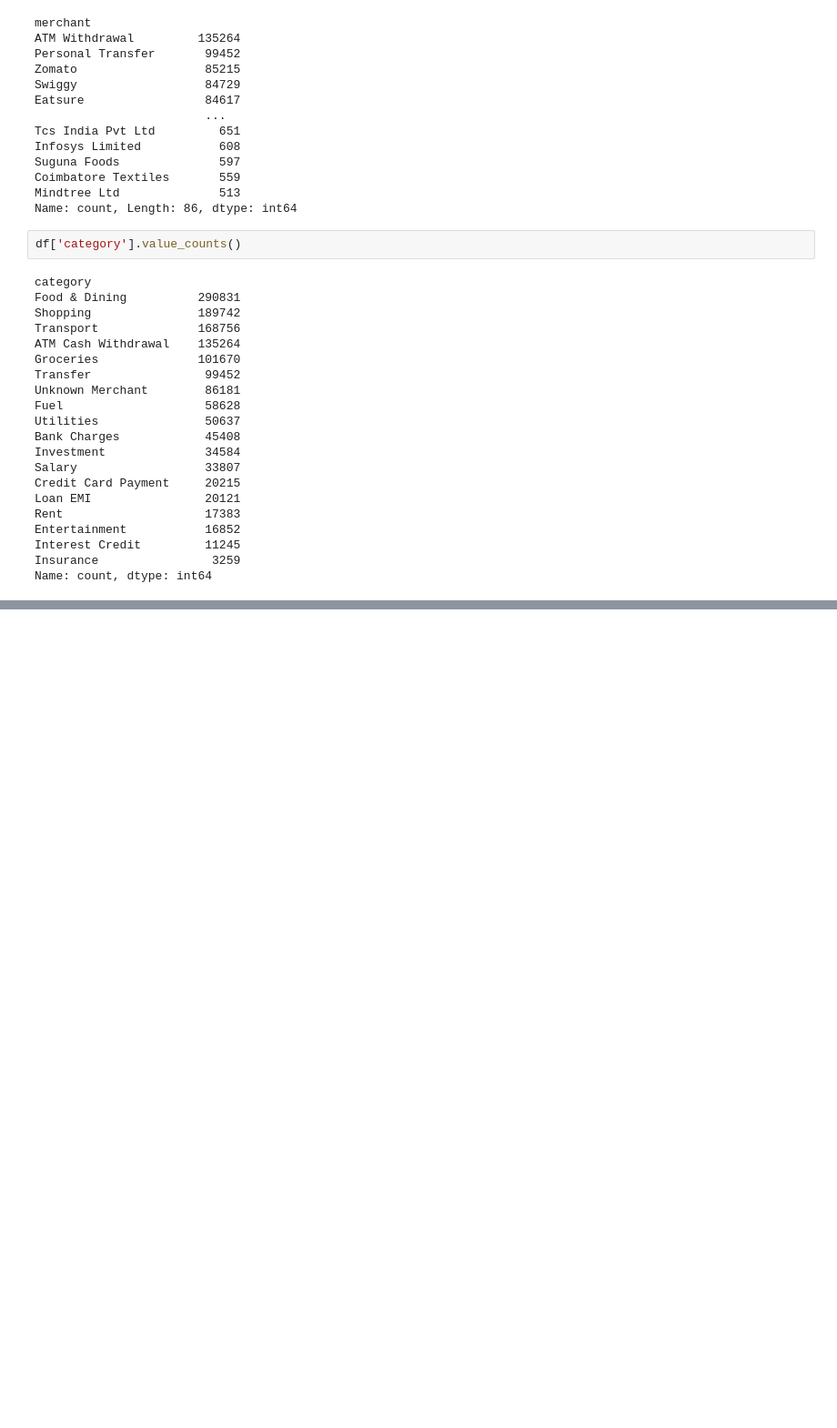
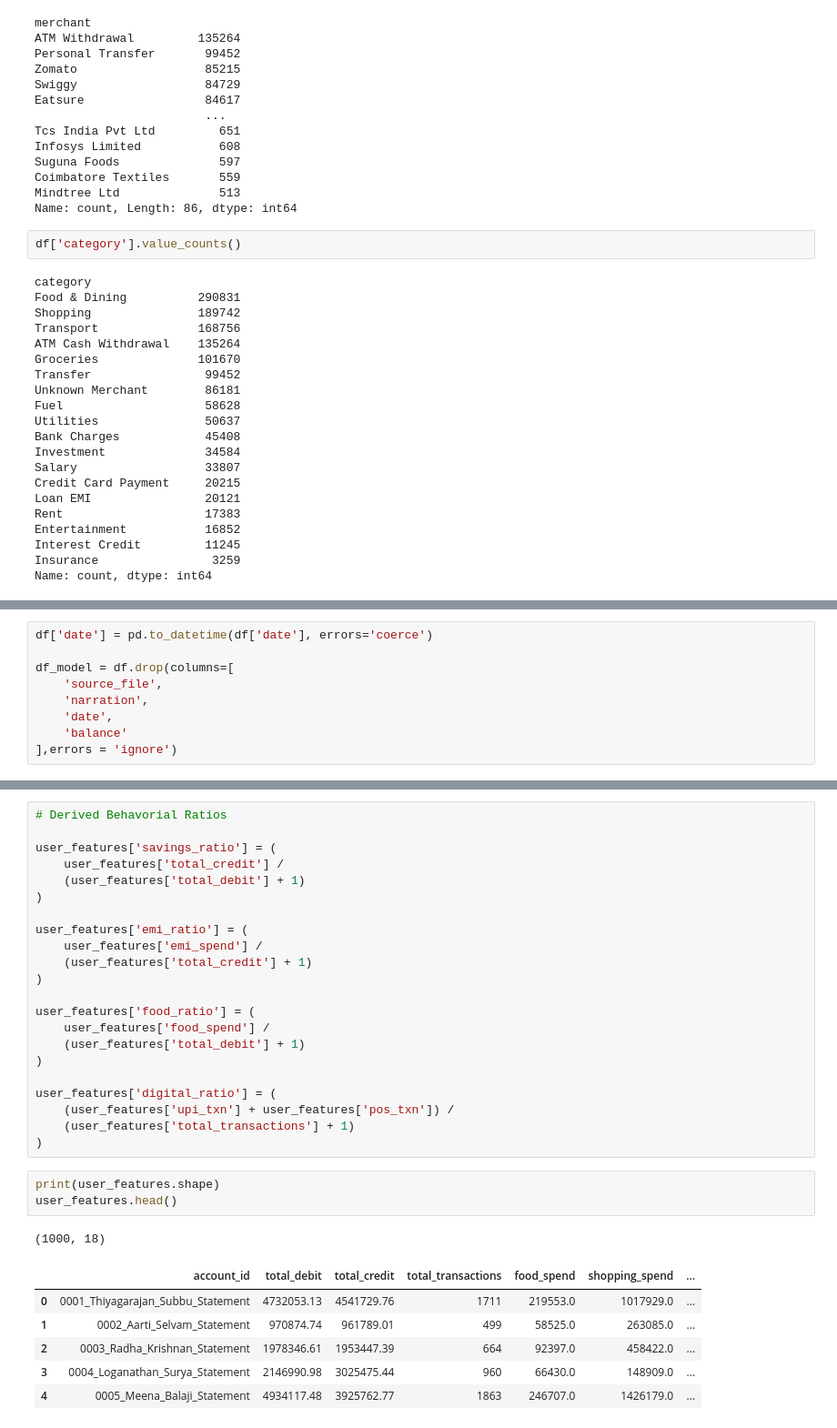
Before and after one commit to ShigilSasi/Axis_Bank_Intelligent_Product_-_Offer_Recommendation_System_using_Machine_Learning, a Jupyter notebook: Recommendation_engine.ipynb, the cells around one changed output, grey strips where cells are left out. Shown at 91% size. Saved outputs shown, nothing was run; the diff lists cells and outputs as text; blank space fills up the shorter version.

```diff
--- a/Recommendation_engine.ipynb
+++ b/Recommendation_engine.ipynb
@@ -329,3 +329,12 @@ df.head()
 | 2 | 0001_Thiyagarajan_Subbu_Statement | 2022-12-01 | UPI/957858928/RAPIDO/rapido@ybl | UPI | Rapido | Transport | 135.0 | 0.0 | 199306.0 | 0001_Thiyagarajan_Subbu_Statement... |
 | 3 | 0001_Thiyagarajan_Subbu_Statement | 2022-12-03 | POS/214232/FLIPKART INDIA/CARD **... | POS | Flipkart India | Shopping | 1998.0 | 0.0 | 197308.0 | 0001_Thiyagarajan_Subbu_Statement... |
 | 4 | 0001_Thiyagarajan_Subbu_Statement | 2022-12-04 | UPI/233699231/EATSURE/eatsure@hdf... | UPI | Eatsure | Food & Dining | 374.0 | 0.0 | 196934.0 | 0001_Thiyagarajan_Subbu_Statement... |
+# %%
+df['date'] = pd.to_datetime(df['date'], errors='coerce')
+
+df_model = df.drop(columns=[
+    'source_file',
+    'narration',
+    'date',
+    'balance'
+],errors = 'ignore')
@@ -331,0 +370,33 @@ df.head()
+# %%
+# Derived Behavorial Ratios
+
+user_features['savings_ratio'] = (
+    user_features['total_credit'] /
+    (user_features['total_debit'] + 1)
+)
+
+user_features['emi_ratio'] = (
+    user_features['emi_spend'] /
+    (user_features['total_credit'] + 1)
+)
+
+user_features['food_ratio'] = (
+    user_features['food_spend'] /
+    (user_features['total_debit'] + 1)
+)
+
+user_features['digital_ratio'] = (
+    (user_features['upi_txn'] + user_features['pos_txn']) /
+    (user_features['total_transactions'] + 1)
+)
+# %%
+print(user_features.shape)
+user_features.head()
+# %% [output]
+(1000, 18)
+|  | account_id | total_debit | total_credit | total_transactions | food_spend | shopping_spend | ... |
+| 0 | 0001_Thiyagarajan_Subbu_Statement | 4732053.13 | 4541729.76 | 1711 | 219553.0 | 1017929.0 | ... |
+| 1 | 0002_Aarti_Selvam_Statement | 970874.74 | 961789.01 | 499 | 58525.0 | 263085.0 | ... |
+| 2 | 0003_Radha_Krishnan_Statement | 1978346.61 | 1953447.39 | 664 | 92397.0 | 458422.0 | ... |
+| 3 | 0004_Loganathan_Surya_Statement | 2146990.98 | 3025475.44 | 960 | 66430.0 | 148909.0 | ... |
+| 4 | 0005_Meena_Balaji_Statement | 4934117.48 | 3925762.77 | 1863 | 246707.0 | 1426179.0 | ... |
```
Also changed, not shown: parts of 3 cells of this notebook.
